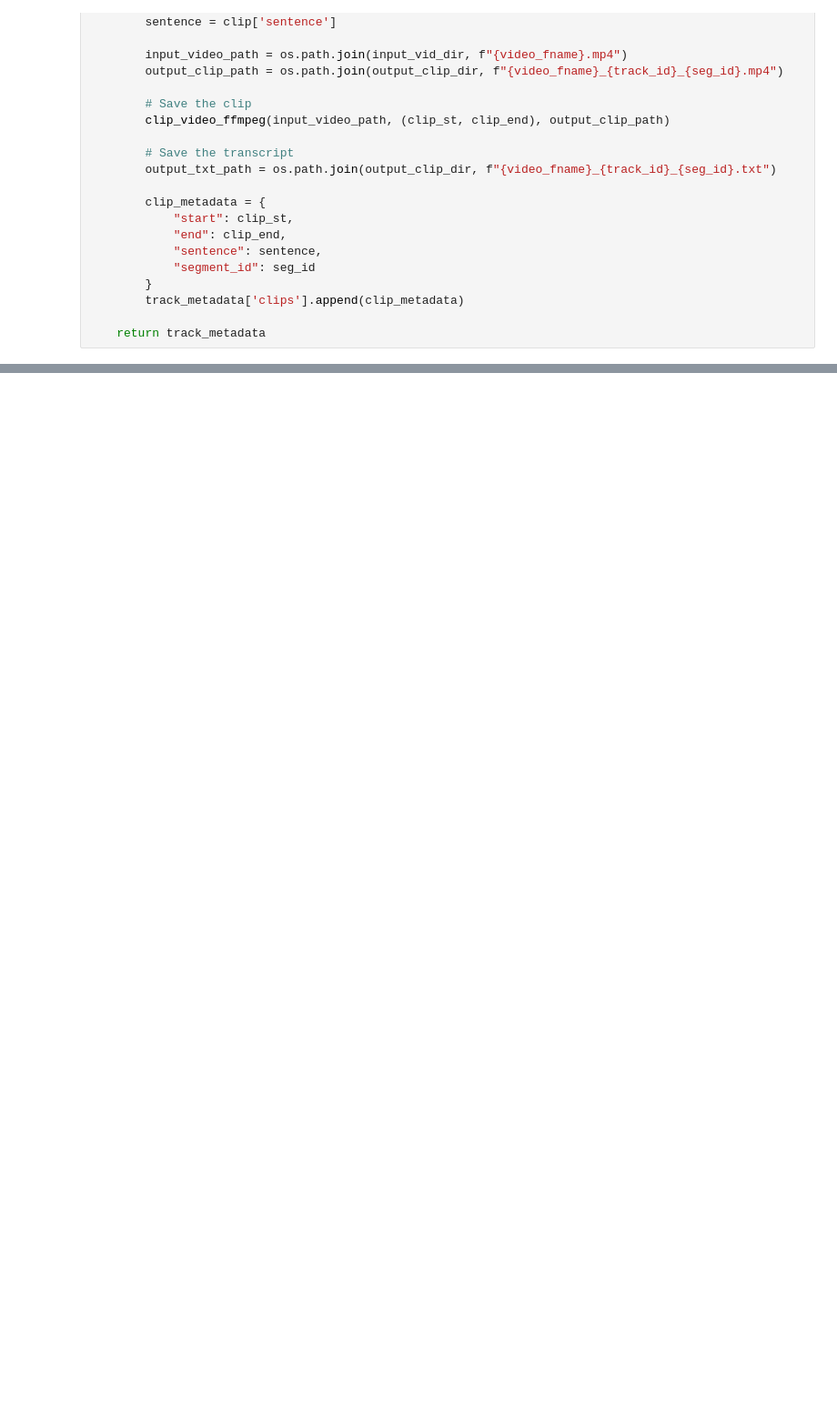
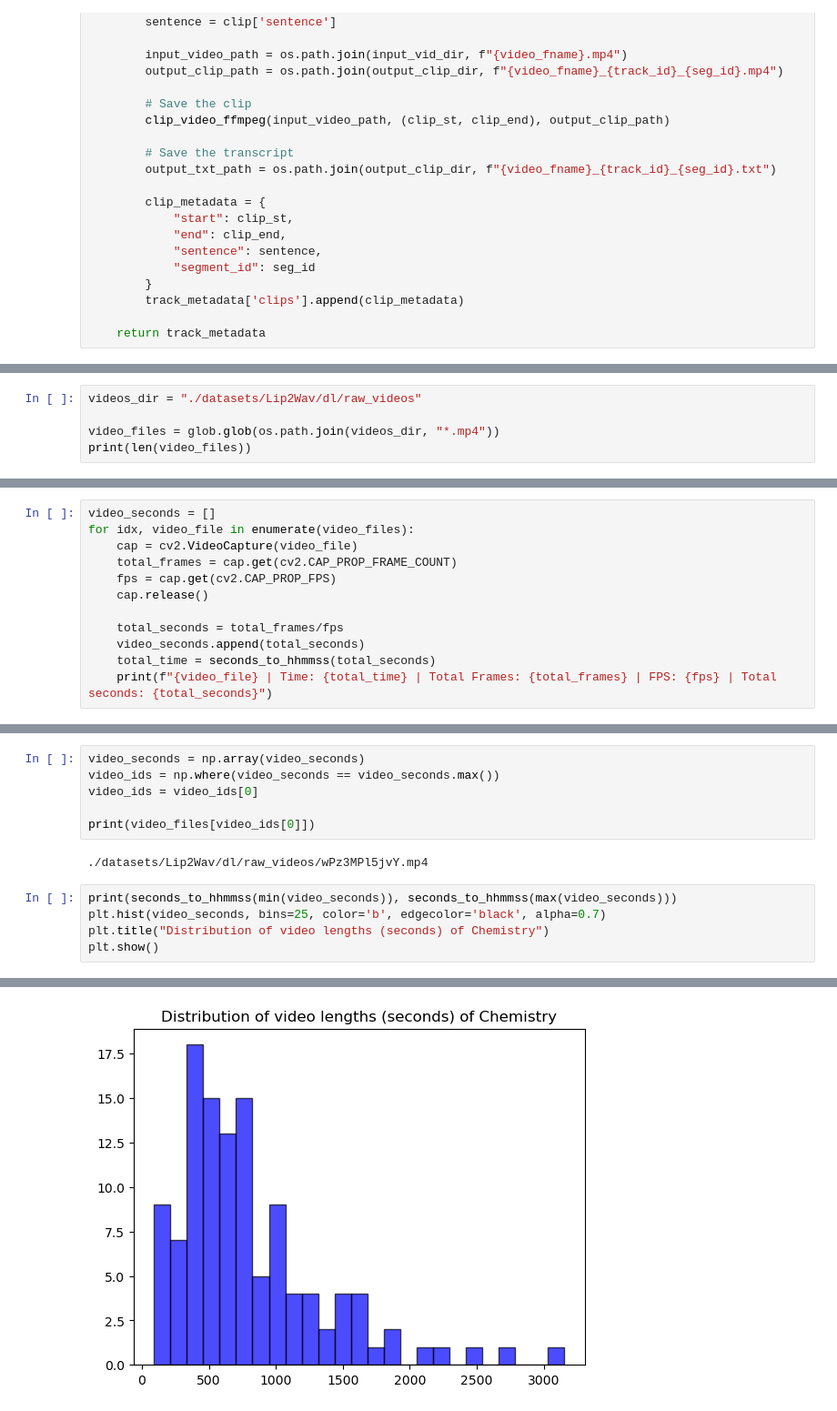
Before and after one commit to vanshg1729/auto_avsr, a Jupyter notebook: preprocess.ipynb, the cells around one changed output, grey strips where cells are left out. Shown at 91% size. Saved outputs shown, nothing was run; the diff lists cells and outputs as text; blank space fills up the shorter version.

```diff
--- a/preprocess.ipynb
+++ b/preprocess.ipynb
@@ -789,0 +813,5 @@ def save_track_clips(face_track, track_id, track_clips, input_vid_dir, output_cl
+# %%
+videos_dir = "./datasets/Lip2Wav/dl/raw_videos"
+
+video_files = glob.glob(os.path.join(videos_dir, "*.mp4"))
+print(len(video_files))
@@ -789,0 +820,12 @@ def save_track_clips(face_track, track_id, track_clips, input_vid_dir, output_cl
+# %%
+video_seconds = []
+for idx, video_file in enumerate(video_files):
+    cap = cv2.VideoCapture(video_file)
+    total_frames = cap.get(cv2.CAP_PROP_FRAME_COUNT)
+    fps = cap.get(cv2.CAP_PROP_FPS)
+    cap.release()
+
+    total_seconds = total_frames/fps
+    video_seconds.append(total_seconds)
+    total_time = seconds_to_hhmmss(total_seconds)
+    print(f"{video_file} | Time: {total_time} | Total Frames: {total_frames} | FPS: {fps} | Total seconds: {total_seconds}")
@@ -789,0 +850,14 @@ def save_track_clips(face_track, track_id, track_clips, input_vid_dir, output_cl
+# %%
+video_seconds = np.array(video_seconds)
+video_ids = np.where(video_seconds == video_seconds.max())
+video_ids = video_ids[0]
+
+print(video_files[video_ids[0]])
+# %% [output]
+./datasets/Lip2Wav/dl/raw_videos/wPz3MPl5jvY.mp4
+# %%
+print(seconds_to_hhmmss(min(video_seconds)), seconds_to_hhmmss(max(video_seconds)))
+plt.hist(video_seconds, bins=25, color='b', edgecolor='black', alpha=0.7)
+plt.title("Distribution of video lengths (seconds) of Chemistry")
+plt.show()
+# %% [output]
@@ -789,0 +865 @@ def save_track_clips(face_track, track_id, track_clips, input_vid_dir, output_cl
+[figure, added]
```
Also changed, not shown: parts of 13 cells of this notebook, 9 other files.
